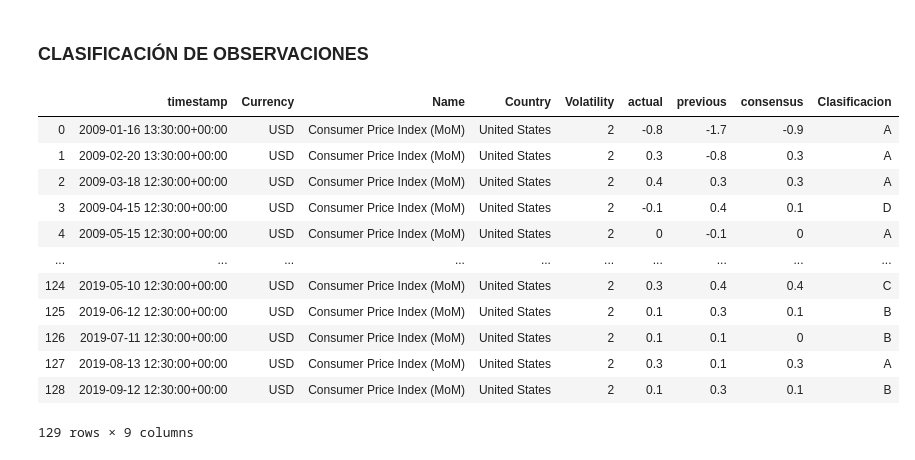
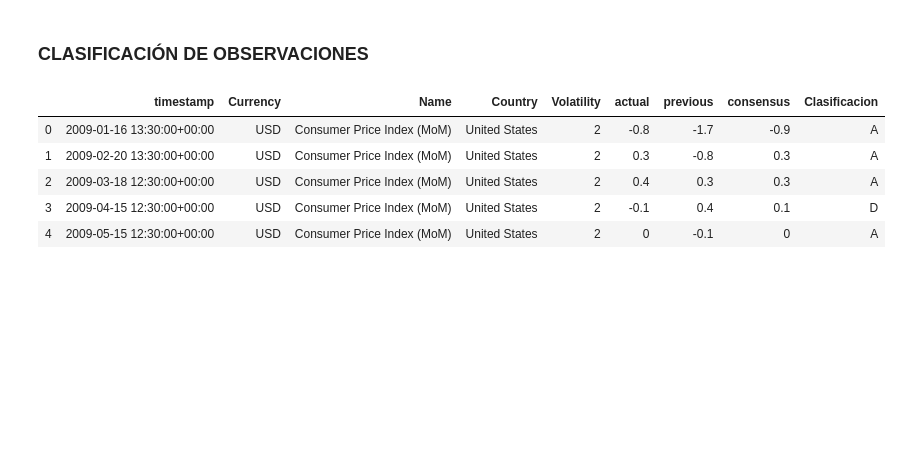
Before and after one commit to jaqr21/MyST_Lab4, a Jupyter notebook: Y_MyST_Laboratorio4.ipynb, the cells around one changed output. Cells and saved outputs as stored; diff of their text form; code cells hidden in the pictures; blank space fills up the shorter version.

```diff
--- a/Y_MyST_Laboratorio4.ipynb
+++ b/Y_MyST_Laboratorio4.ipynb
@@ -97,33 +97,26 @@ filtro_ue.head()
 # %%
 #USA
 filtro_usa["Clasificacion"]=""
 for i in range(len(filtro_usa)):
     if (filtro_usa.loc[i,'actual']>=filtro_usa.loc[i,'consensus'])&(filtro_usa.loc[i,'consensus']>=filtro_usa.loc[i,'previous']):
         filtro_usa.loc[i,'Clasificacion']="A"
     elif (filtro_usa.loc[i,'actual']>=filtro_usa.loc[i,'consensus'])&(filtro_usa.loc[i,'consensus']<filtro_usa.loc[i,'previous']):
         filtro_usa.loc[i,'Clasificacion']="B"
     elif (filtro_usa.loc[i,'actual']<filtro_usa.loc[i,'consensus'])&(filtro_usa.loc[i,'consensus']>=filtro_usa.loc[i,'previous']):
         filtro_usa.loc[i,'Clasificacion']="C"
     elif (filtro_usa.loc[i,'actual']<filtro_usa.loc[i,'consensus'])&(filtro_usa.loc[i,'consensus']<filtro_usa.loc[i,'previous']):
         filtro_usa.loc[i,'Clasificacion']="D"
     else:
         filtro_usa.loc[i,'Clasificacion']="N/A"
 
-filtro_usa
+filtro_usa.head()
 # %% [output]
 |  | timestamp | Currency | Name | Country | Volatility | actual | previous | consensus | Clasificacion |
 | 0 | 2009-01-16 13:30:00+00:00 | USD | Consumer Price Index (MoM) | United States | 2 | -0.8 | -1.7 | -0.9 | A |
 | 1 | 2009-02-20 13:30:00+00:00 | USD | Consumer Price Index (MoM) | United States | 2 | 0.3 | -0.8 | 0.3 | A |
 | 2 | 2009-03-18 12:30:00+00:00 | USD | Consumer Price Index (MoM) | United States | 2 | 0.4 | 0.3 | 0.3 | A |
 | 3 | 2009-04-15 12:30:00+00:00 | USD | Consumer Price Index (MoM) | United States | 2 | -0.1 | 0.4 | 0.1 | D |
 | 4 | 2009-05-15 12:30:00+00:00 | USD | Consumer Price Index (MoM) | United States | 2 | 0 | -0.1 | 0 | A |
-| ... | ... | ... | ... | ... | ... | ... | ... | ... | ... |
-| 124 | 2019-05-10 12:30:00+00:00 | USD | Consumer Price Index (MoM) | United States | 2 | 0.3 | 0.4 | 0.4 | C |
-| 125 | 2019-06-12 12:30:00+00:00 | USD | Consumer Price Index (MoM) | United States | 2 | 0.1 | 0.3 | 0.1 | B |
-| 126 | 2019-07-11 12:30:00+00:00 | USD | Consumer Price Index (MoM) | United States | 2 | 0.1 | 0.1 | 0 | B |
-| 127 | 2019-08-13 12:30:00+00:00 | USD | Consumer Price Index (MoM) | United States | 2 | 0.3 | 0.1 | 0.3 | A |
-| 128 | 2019-09-12 12:30:00+00:00 | USD | Consumer Price Index (MoM) | United States | 2 | 0.1 | 0.3 | 0.1 | B |
-129 rows × 9 columns
 # %%
 #UE
 filtro_ue["Clasificacion"]=""
```
Also changed, not shown: parts of 14 cells of this notebook.
